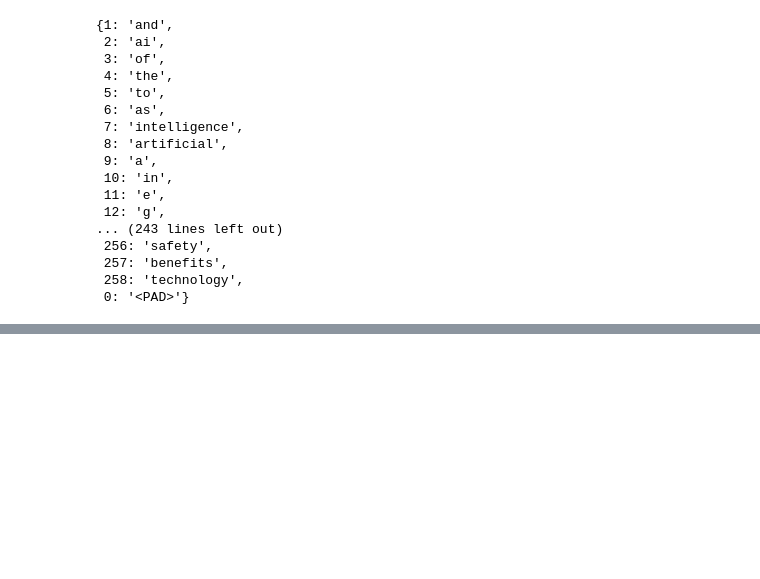
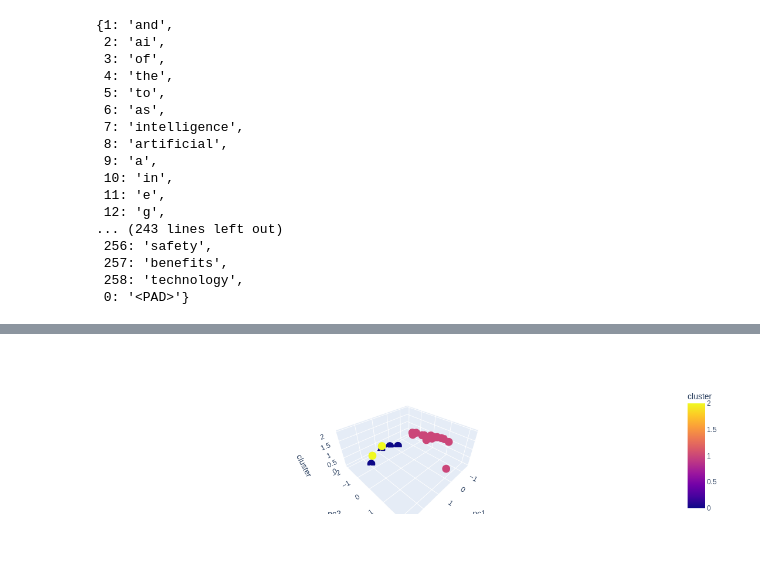
Before and after one commit to data-era191/recurrent_autoencoder_fashion_mnist_tensorflow, a Jupyter notebook: recurrent-autoencoder.ipynb, the cells around one changed output, grey strips where cells are left out. Cells and saved outputs as stored; diff of their text form; code cells hidden in the pictures; blank space fills up the shorter version.

```diff
--- a/recurrent-autoencoder.ipynb
+++ b/recurrent-autoencoder.ipynb
@@ -106,5 +107,5 @@ autoencoder.compile(
     loss="sparse_categorical_crossentropy"
 )
 # %%
-autoencoder.fit(x,x,epochs=1000,batch_size=16)
+autoencoder.fit(x,x,epochs=2000,batch_size=32)
 # %% [output]
@@ -215,13 +216,16 @@ RECONSTRUCT:  google growth uses see after linguistics philosophy and and other
 # %%
-pca=PCA()
-compression_2D=pca.fit_transform(compression)
+pca = PCA(n_components=2, random_state=42)
+compression_2D = pca.fit_transform(compression)
+
 df = pd.DataFrame({
-    "x": compression_2D[:,0],
-    "y": compression_2D[:,1],
+    "pc1": compression_2D[:, 0],
+    "pc2": compression_2D[:, 1],
     "sentence": text
 })
 
-fig = px.scatter(df, x="x", y="y", hover_data=["sentence"])
-fig.show()
-
-plt.show()
+bgm = BayesianGaussianMixture(
+    n_components=3,
+    random_state=42
+)
+df["cluster"] = bgm.fit_predict(compression_2D).astype(str)
+df.head()
@@ -227,0 +239,12 @@ plt.show()
+# %%
+fig = px.scatter_3d(
+    df,
+    x="pc1",
+    y="pc2",
+    z="cluster",
+    color=df["cluster"],
+    hover_data=["sentence"]
+)
+fig.show()
+# %% [output]
+[figure, added]
```
Also changed, not shown: parts of 13 cells of this notebook, 3 other files.
